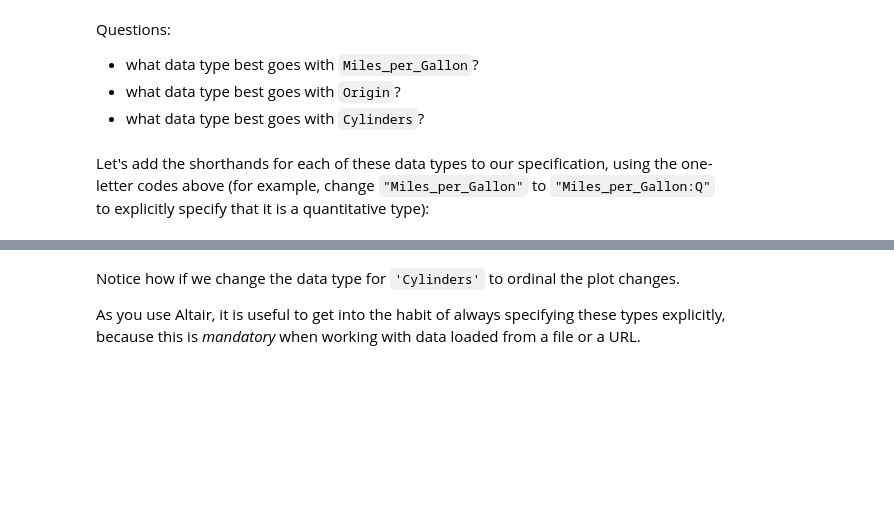
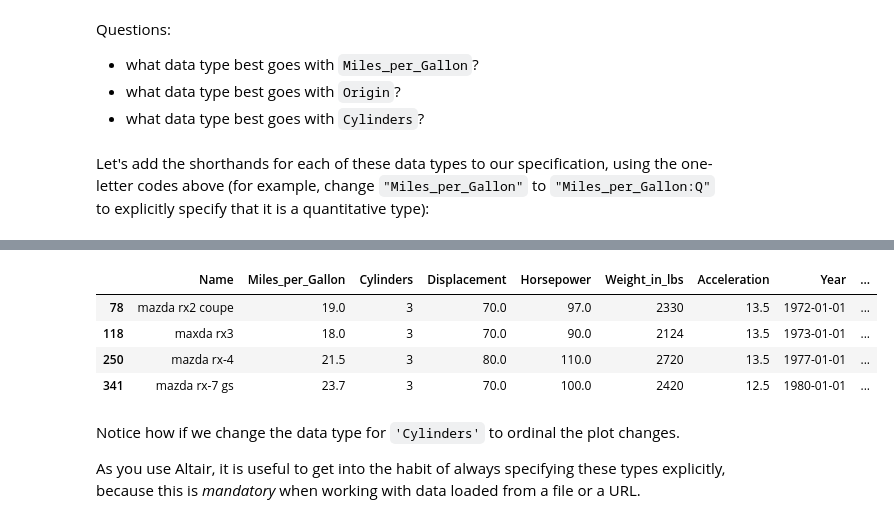
Before and after one commit to UiO-IN3110/UiO-IN3110.github.io, a Jupyter notebook: lectures/12-visualisation/altair-demo.ipynb, the cells around one changed output, grey strips where cells are left out. Drawn from its saved outputs; the diff is of its cells as text; code cells hidden in the pictures; blank space fills up the shorter version.

Commit message:
comit late changes from last year

```diff
--- a/lectures/12-visualisation/altair-demo.ipynb
+++ b/lectures/12-visualisation/altair-demo.ipynb
@@ -303,6 +317,14 @@ alt.Chart(cars).mark_tick().encode(
 )
 # %% [output]
 [interactive output not drawn]
+# %%
+cars[cars.Cylinders == 3]
+# %% [output]
+|  | Name | Miles_per_Gallon | Cylinders | Displacement | Horsepower | Weight_in_lbs | Acceleration | Year | ... |
+| 78 | mazda rx2 coupe | 19.0 | 3 | 70.0 | 97.0 | 2330 | 13.5 | 1972-01-01 | ... |
+| 118 | maxda rx3 | 18.0 | 3 | 70.0 | 90.0 | 2124 | 13.5 | 1973-01-01 | ... |
+| 250 | mazda rx-4 | 21.5 | 3 | 80.0 | 110.0 | 2720 | 13.5 | 1977-01-01 | ... |
+| 341 | mazda rx-7 gs | 23.7 | 3 | 70.0 | 100.0 | 2420 | 12.5 | 1980-01-01 | ... |
 # %% [markdown]
 Notice how if we change the data type for ``'Cylinders'`` to ordinal the plot changes.
 
```
Also changed, not shown: parts of 8 cells of this notebook, 4 other files.
